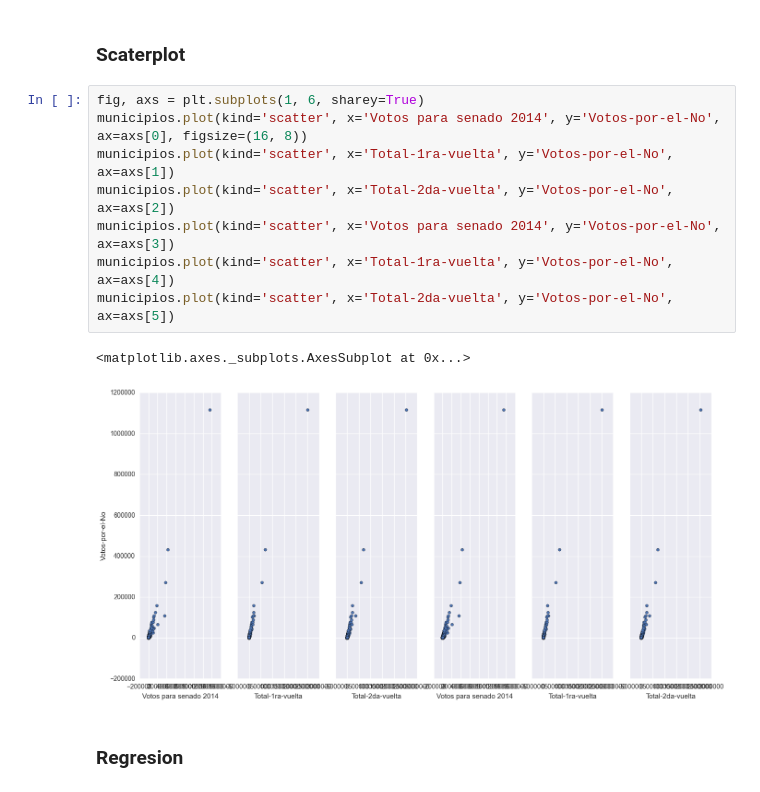
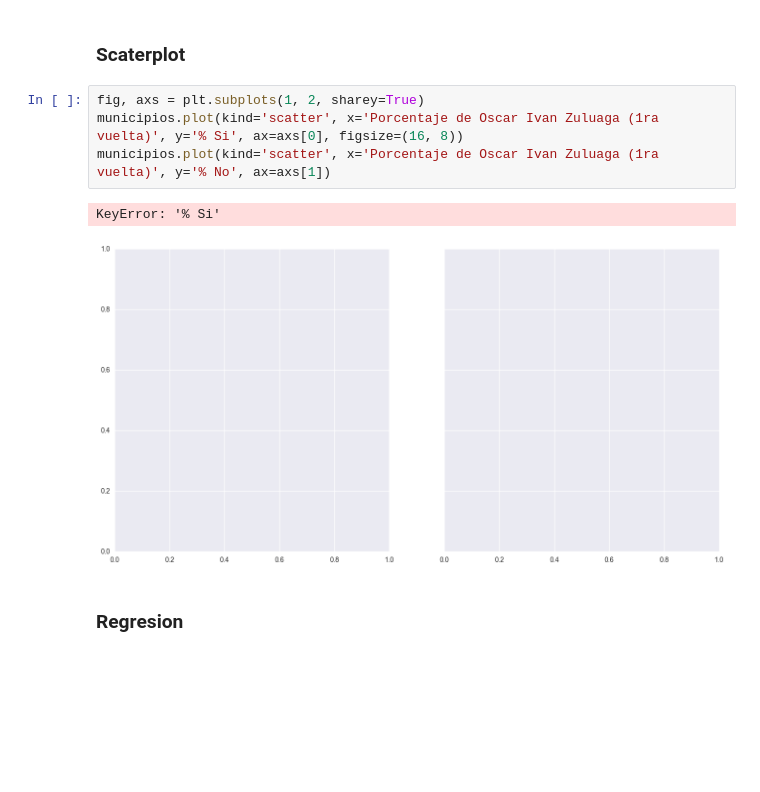
Before and after one commit to mvanegas10/Plebiscito-Colombia-2016, a Jupyter notebook: regresion.ipynb, the cells around one changed output. Saved outputs shown, nothing was run; the diff lists cells and outputs as text; blank space fills up the shorter version.

```diff
--- a/regresion.ipynb
+++ b/regresion.ipynb
@@ -56,16 +34,12 @@ print (municipios)
 # %% [markdown]
 ### Scaterplot
-# %%
-fig, axs = plt.subplots(1, 6, sharey=True)
-municipios.plot(kind='scatter', x='Votos para senado 2014', y='Votos-por-el-No', ax=axs[0], figsize=(16, 8))
-municipios.plot(kind='scatter', x='Total-1ra-vuelta', y='Votos-por-el-No', ax=axs[1])
-municipios.plot(kind='scatter', x='Total-2da-vuelta', y='Votos-por-el-No', ax=axs[2])
-municipios.plot(kind='scatter', x='Votos para senado 2014', y='Votos-por-el-No', ax=axs[3])
-municipios.plot(kind='scatter', x='Total-1ra-vuelta', y='Votos-por-el-No', ax=axs[4])
-municipios.plot(kind='scatter', x='Total-2da-vuelta', y='Votos-por-el-No', ax=axs[5])
-# %% [output]
-<matplotlib.axes._subplots.AxesSubplot at 0x...>
-[figure, removed]
+# %%
+fig, axs = plt.subplots(1, 2, sharey=True)
+municipios.plot(kind='scatter', x='Porcentaje de Oscar Ivan Zuluaga (1ra vuelta)', y='% Si', ax=axs[0], figsize=(16, 8))
+municipios.plot(kind='scatter', x='Porcentaje de Oscar Ivan Zuluaga (1ra vuelta)', y='% No', ax=axs[1])
+# %% [output]
+KeyError: '% Si'
+[figure, added]
 # %% [markdown]
 ### Regresion
 # %%
```
Also changed, not shown: parts of 3 cells of this notebook, 1 other file.
